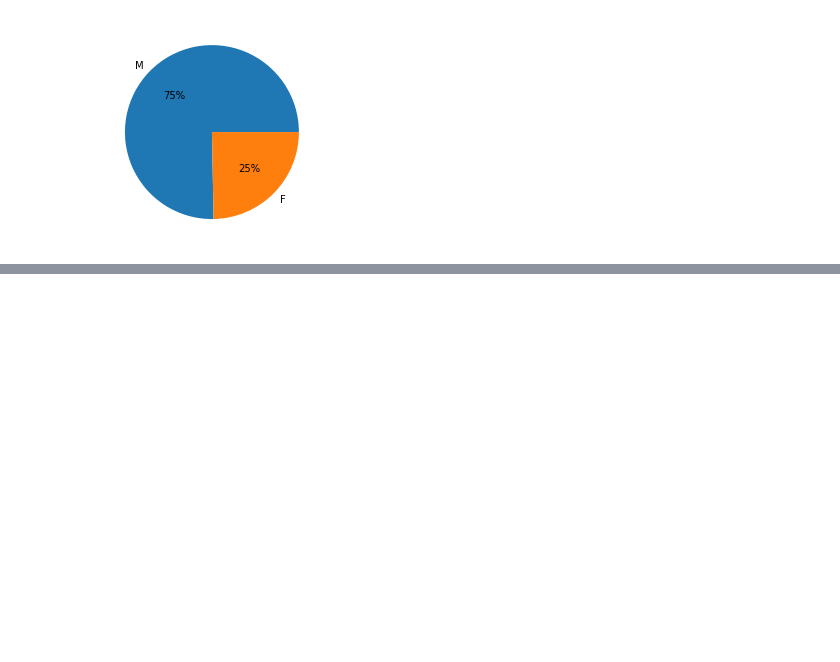
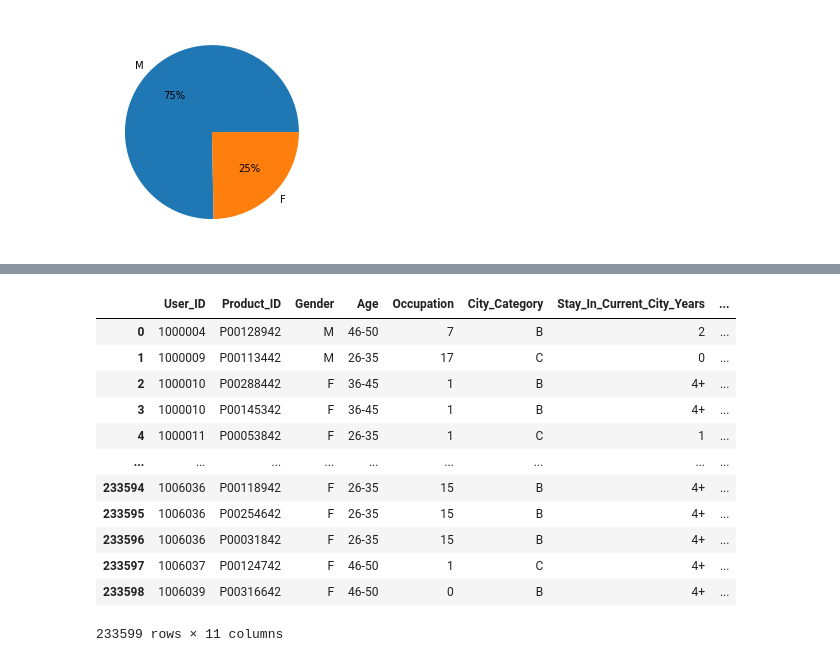
Before and after one commit to Lazyluciffer/BLACK-FRIDAYSALES, a Jupyter notebook: BLACKFRIDAYSALE.ipynb, the cells around one changed output, grey strips where cells are left out. Saved outputs shown, nothing was run; the diff lists cells and outputs as text; code cells hidden in the pictures; blank space fills up the shorter version.

```diff
--- a/BLACKFRIDAYSALE.ipynb
+++ b/BLACKFRIDAYSALE.ipynb
@@ -828,0 +895,19 @@ plt.pie(df, labels=df.index, autopct="%.0f%%");
+# %%
+df = pd.read_csv('/content/drive/MyDrive/test.csv')
+
+#Printing the dataset
+df
+# %% [output]
+|  | User_ID | Product_ID | Gender | Age | Occupation | City_Category | Stay_In_Current_City_Years | ... |
+| 0 | 1000004 | P00128942 | M | 46-50 | 7 | B | 2 | ... |
+| 1 | 1000009 | P00113442 | M | 26-35 | 17 | C | 0 | ... |
+| 2 | 1000010 | P00288442 | F | 36-45 | 1 | B | 4+ | ... |
+| 3 | 1000010 | P00145342 | F | 36-45 | 1 | B | 4+ | ... |
+| 4 | 1000011 | P00053842 | F | 26-35 | 1 | C | 1 | ... |
+| ... | ... | ... | ... | ... | ... | ... | ... | ... |
+| 233594 | 1006036 | P00118942 | F | 26-35 | 15 | B | 4+ | ... |
+| 233595 | 1006036 | P00254642 | F | 26-35 | 15 | B | 4+ | ... |
+| 233596 | 1006036 | P00031842 | F | 26-35 | 15 | B | 4+ | ... |
+| 233597 | 1006037 | P00124742 | F | 46-50 | 1 | C | 4+ | ... |
+| 233598 | 1006039 | P00316642 | F | 46-50 | 0 | B | 4+ | ... |
+233599 rows × 11 columns
```
Also changed, not shown: parts of 17 cells of this notebook.
